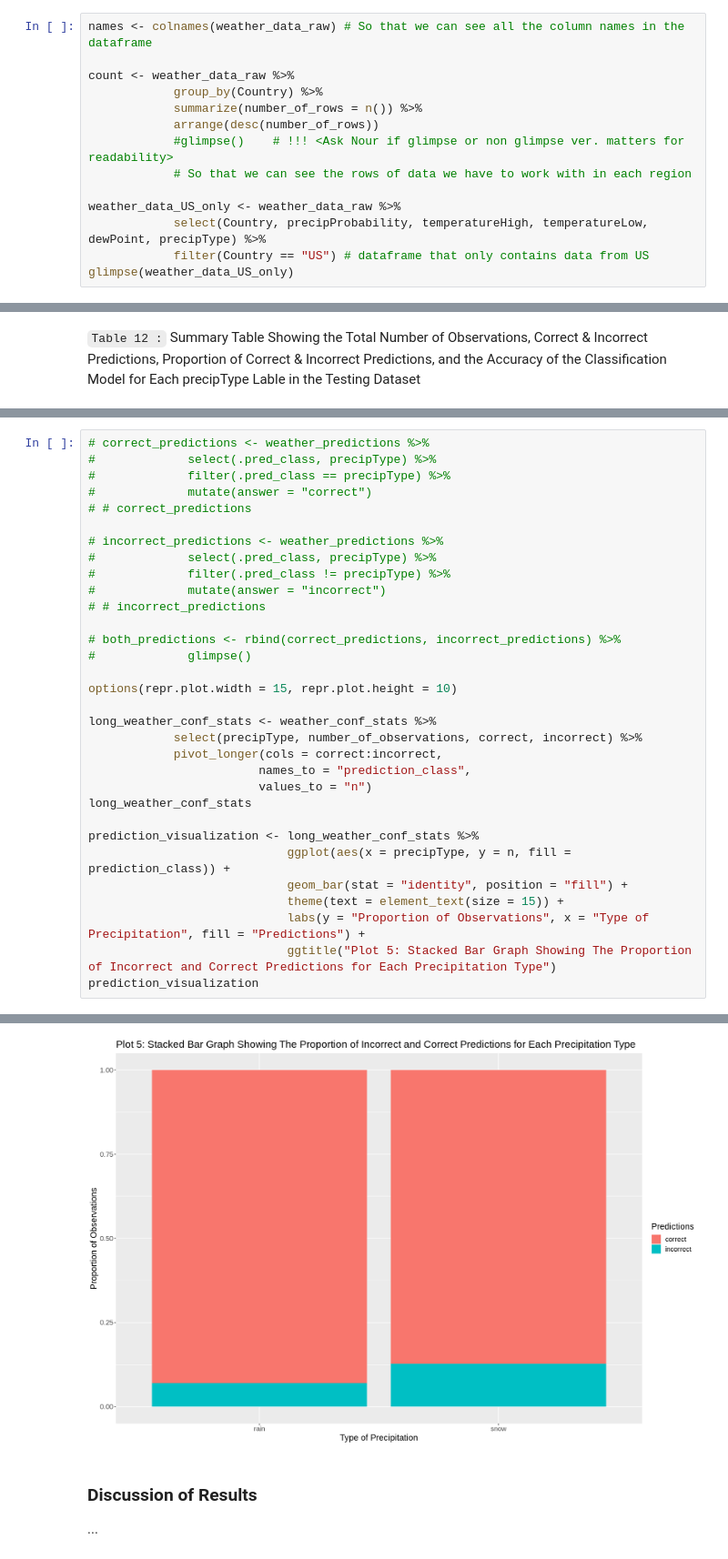
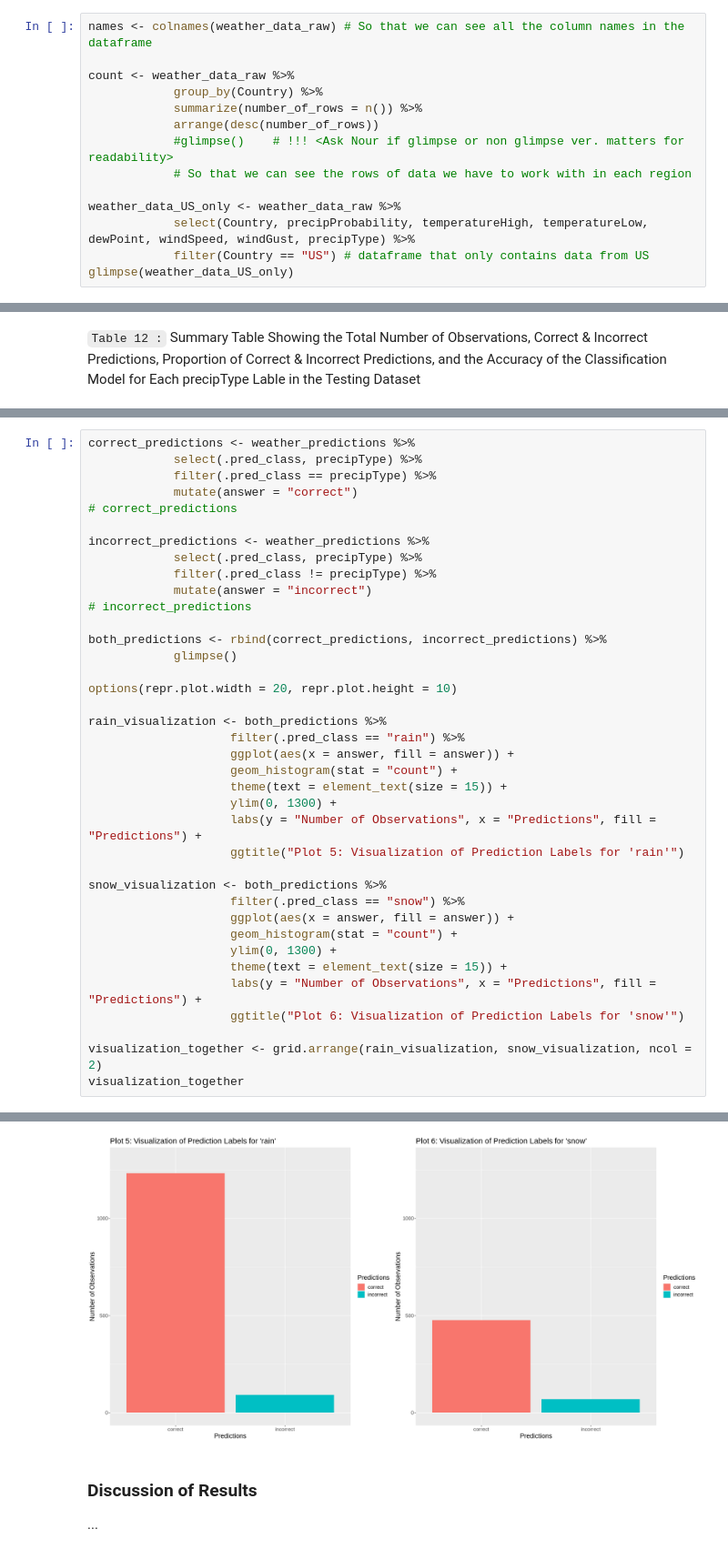
Before and after one commit to codingonapotato/dsci100_group_project_S2022, a Jupyter notebook: Final Project Report.ipynb, the cells around one changed output, grey strips where cells are left out. Shown at 91% size. Saved outputs shown, nothing was run; the diff lists cells and outputs as text.

```diff
--- a/Final Project Report.ipynb
+++ b/Final Project Report.ipynb
@@ -96,7 +96,7 @@ count <- weather_data_raw %>%
             # So that we can see the rows of data we have to work with in each region
 
 weather_data_US_only <- weather_data_raw %>%
-            select(Country, precipProbability, temperatureHigh, temperatureLow, dewPoint, precipType) %>%
+            select(Country, precipProbability, temperatureHigh, temperatureLow, dewPoint, windSpeed, windGust, precipType) %>%
             filter(Country == "US") # dataframe that only contains data from US
 glimpse(weather_data_US_only)
 # %% [output]
@@ -437,33 +504,39 @@ To better visualize the results, we generated a stacked bar plot (`Plot  to show
 # %%
-# correct_predictions <- weather_predictions %>%
-#             select(.pred_class, precipType) %>%
-#             filter(.pred_class == precipType) %>%
-#             mutate(answer = "correct")
-# # correct_predictions
+correct_predictions <- weather_predictions %>%
+            select(.pred_class, precipType) %>%
+            filter(.pred_class == precipType) %>%
+            mutate(answer = "correct")
+# correct_predictions
 
-# incorrect_predictions <- weather_predictions %>%
-#             select(.pred_class, precipType) %>%
-#             filter(.pred_class != precipType) %>%
-#             mutate(answer = "incorrect")
-# # incorrect_predictions
+incorrect_predictions <- weather_predictions %>%
+            select(.pred_class, precipType) %>%
+            filter(.pred_class != precipType) %>%
+            mutate(answer = "incorrect")
+# incorrect_predictions
 
-# both_predictions <- rbind(correct_predictions, incorrect_predictions) %>%
-#             glimpse()
+both_predictions <- rbind(correct_predictions, incorrect_predictions) %>%
+            glimpse()
 
-options(repr.plot.width = 15, repr.plot.height = 10)
+options(repr.plot.width = 20, repr.plot.height = 10)
 
-long_weather_conf_stats <- weather_conf_stats %>%
-            select(precipType, number_of_observations, correct, incorrect) %>%
-            pivot_longer(cols = correct:incorrect,
-                        names_to = "prediction_class",
-                        values_to = "n")
-long_weather_conf_stats
+rain_visualization <- both_predictions %>%
+                    filter(.pred_class == "rain") %>%
+                    ggplot(aes(x = answer, fill = answer)) +
+                    geom_histogram(stat = "count") +
+                    theme(text = element_text(size = 15)) +
+                    ylim(0, 1300) +
+                    labs(y = "Number of Observations", x = "Predictions", fill = "Predictions") +
+                    ggtitle("Plot 5: Visualization of Prediction Labels for 'rain'")
 
-prediction_visualization <- long_weather_conf_stats %>%
-                            ggplot(aes(x = precipType, y = n, fill = prediction_class)) +
-                            geom_bar(stat = "identity", position = "fill") +
-                            theme(text = element_text(size = 15)) +
-                            labs(y = "Proportion of Observations", x = "Type of Precipitation", fill = "Predictions") +
-                            ggtitle("Plot 5: Stacked Bar Graph Showing The Proportion of Incorrect and Correct Predictions for Each Precipitation Type")
-prediction_visualization
+snow_visualization <- both_predictions %>%
+                    filter(.pred_class == "snow") %>%
+                    ggplot(aes(x = answer, fill = answer)) +
+                    geom_histogram(stat = "count") +
+                    ylim(0, 1300) +
+                    theme(text = element_text(size = 15)) +
+                    labs(y = "Number of Observations", x = "Predictions", fill = "Predictions") +
+                    ggtitle("Plot 6: Visualization of Prediction Labels for 'snow'")
+
+visualization_together <- grid.arrange(rain_visualization, snow_visualization, ncol = 2)
+visualization_together
 # %% [output]
@@ -477,4 +556,4 @@ A tibble: 4 × 4
-[figure, old version]
+[figure, new version]
 # %% [markdown]
 ### Discussion of Results
 
```
Also changed, not shown: parts of 14 cells of this notebook.
